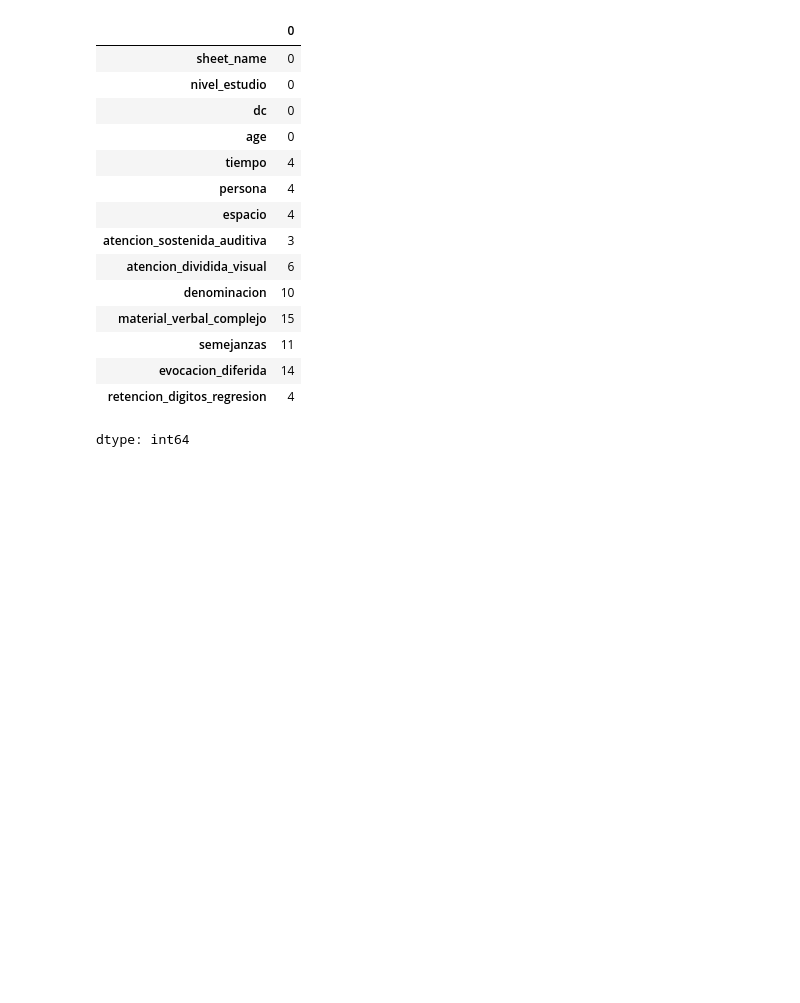
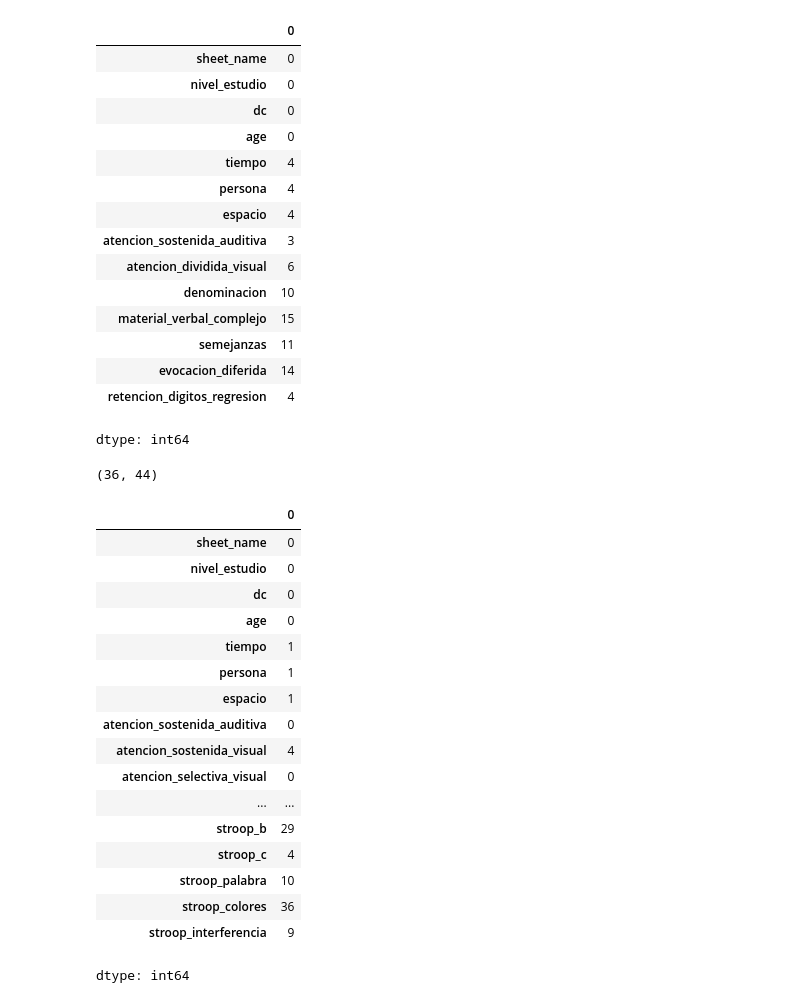
Before and after one commit to Nicolasg2c/dc_model_ts, a Jupyter notebook: src/dc_pipeline_2.ipynb, the cells around one changed output. Cells and saved outputs as stored; diff of their text form; code cells hidden in the pictures; blank space fills up the shorter version.

```diff
--- a/src/dc_pipeline_2.ipynb
+++ b/src/dc_pipeline_2.ipynb
@@ -177,7 +177,7 @@ features_tabla_0 = [
   'recuerdo_inmediato_lista_b',
   'recuerdo_libre_a_corto_plazo',
   'recuerdo_libre_a_largo_plazo',
-  'recuerdo_libre_a_largo_plazo_clave',
+  'recuerdo_libre_a_largo_plazo',
   'reconocimiento',
   #tabla 0 - aprendizaje verbal del rey
   'evocacion_inmediata_lista_a',
@@ -644,3 +696,26 @@ df_copy.isna().sum()
 | evocacion_diferida | 14 |
 | retencion_digitos_regresion | 4 |
 dtype: int64
+# %%
+print(df_tabla_0.shape)
+df_tabla_0.isna().sum()
+# %% [output]
+(36, 44)
+|  | 0 |
+| sheet_name | 0 |
+| nivel_estudio | 0 |
+| dc | 0 |
+| age | 0 |
+| tiempo | 1 |
+| persona | 1 |
+| espacio | 1 |
+| atencion_sostenida_auditiva | 0 |
+| atencion_sostenida_visual | 4 |
+| atencion_selectiva_visual | 0 |
+| ... | ... |
+| stroop_b | 29 |
+| stroop_c | 4 |
+| stroop_palabra | 10 |
+| stroop_colores | 36 |
+| stroop_interferencia | 9 |
+dtype: int64
```
Also changed, not shown: parts of 9 cells of this notebook.
